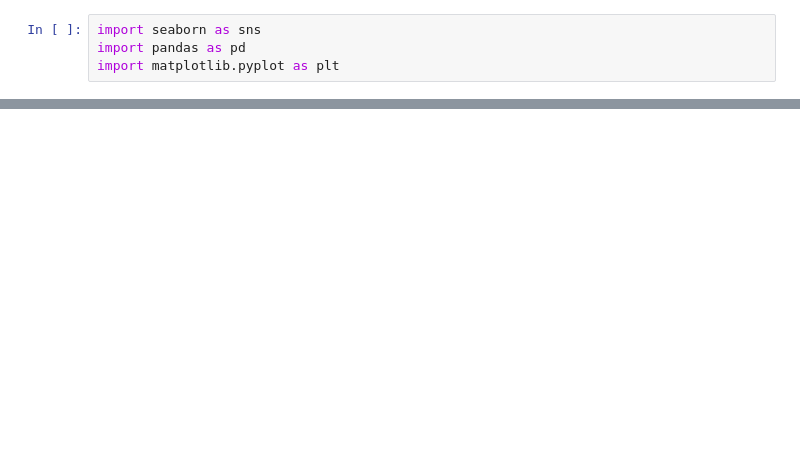
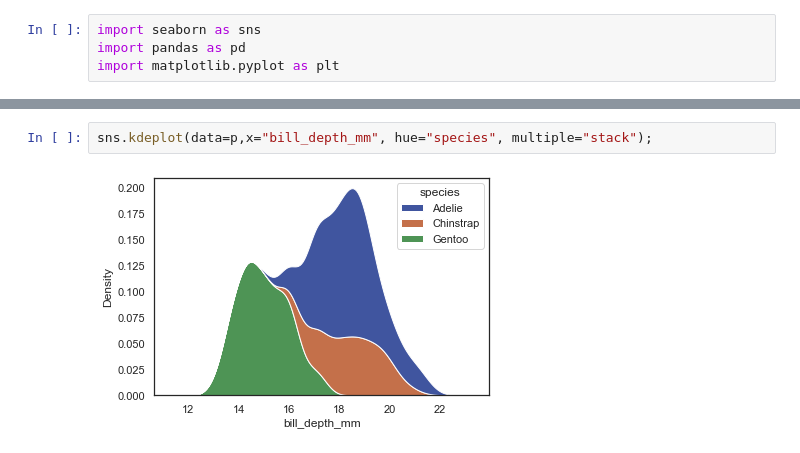
Before and after one commit to htuteja04/practice, a Jupyter notebook: Seaborn/Seaborn-practice.ipynb, the cells around one changed output, grey strips where cells are left out. Saved outputs shown, nothing was run; the diff lists cells and outputs as text; blank space fills up the shorter version.

```diff
--- a/Seaborn/Seaborn-practice.ipynb
+++ b/Seaborn/Seaborn-practice.ipynb
@@ -22,0 +53,4 @@ d
+# %%
+sns.kdeplot(data=p,x="bill_depth_mm", hue="species", multiple="stack");
+# %% [output]
+[figure, added]
```
Also changed, not shown: parts of 18 cells of this notebook, 3 other files.
